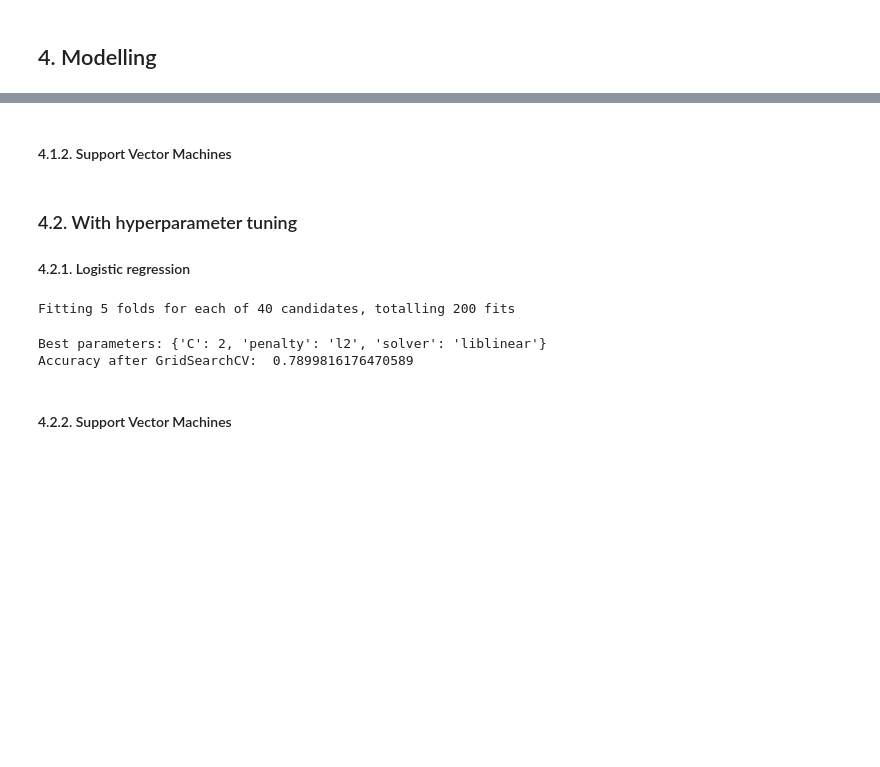
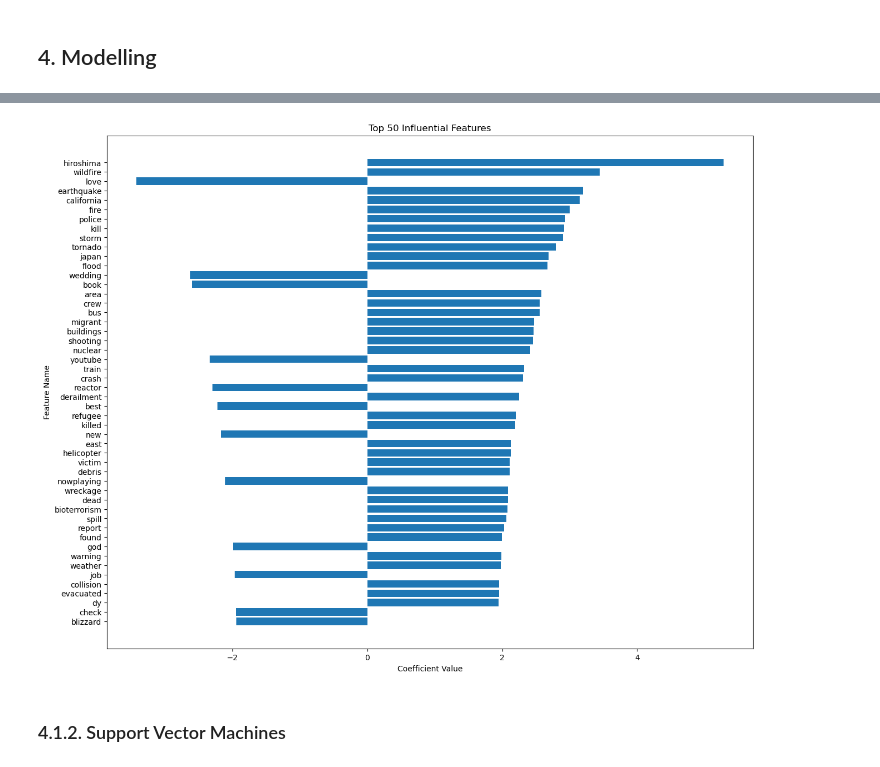
Before and after one commit to magnusrodseth/disaster-tweets, a Jupyter notebook: notebook-new.ipynb, the cells around one changed output, grey strips where cells are left out. Cells and saved outputs as stored; diff of their text form; code cells hidden in the pictures; blank space fills up the shorter version.

```diff
--- a/notebook-new.ipynb
+++ b/notebook-new.ipynb
@@ -463,0 +458,4 @@ Index(['target', 'text', 'keyword', 'text_raw', 'text_length', 'hashtag_count',
+# %%
+# storing this for later we can test different features without having to re-run cells above this one
+df_checkpoint = df.copy()
+df_test_checkpoint = df_test.copy()
@@ -575,0 +529,20 @@ weighted avg       0.80      0.79      0.79      2176
+# %%
+
+# Define hyperparameters and their possible values
+param_grid = {
+    'C': [0.001, 0.01, 0.1, 1, 2, 4, 6, 8, 10, 100],
+}
+
+# Initialize GridSearchCV
+grid_search = GridSearchCV(LogisticRegression(random_state=42, solver='liblinear'), param_grid, cv=5, n_jobs=-1, verbose=1)
+
+# Fit to the training data
+grid_search.fit(X_train, y_train)
+
+# Print the best parameters
+print(f"Best parameters: {grid_search.best_params_}")
+
+y_pred = grid_search.best_estimator_.predict(X_train)
+y_pred_test = grid_search.best_estimator_.predict(X_test)
+
+print_results(y_pred, y_train, y_pred_test, y_test)
@@ -576,2 +567,23 @@ weighted avg       0.80      0.79      0.79      2176
+# %%
+# visualize the features with the highest coefficients
+# Get the feature names
+feature_names = X_train.columns
+# 1. Get the coefficients
+coefs = grid_search.best_estimator_.coef_[0]
+
+# 2. Rank them based on magnitude
+sorted_indices = np.argsort(np.abs(coefs))[::-1][:50]  # sort by absolute value and take top 50
+
+# 3. Visualize the top 50
+plt.figure(figsize=(15, 12))
+plt.barh(range(50), coefs[sorted_indices])
+plt.yticks(range(50), feature_names[sorted_indices])
+plt.xlabel('Coefficient Value')
+plt.ylabel('Feature Name')
+plt.title('Top 50 Influential Features')
+plt.gca().invert_yaxis()  # This is to have the most influential feature at the top
+plt.show()
+# %% [output]
+[figure, added]
 # %% [markdown]
-#### 4.1.2. Support Vector Machines
+### 4.1.2. Support Vector Machines
@@ -612,31 +589,0 @@ plt.show()
-# %% [markdown]
-### 4.2. With hyperparameter tuning
-
-#### 4.2.1. Logistic regression
-# %%
-
-# Define hyperparameters and their possible values
-param_grid = {
-    'C': [0.001, 0.01, 0.1, 1, 2, 4, 6, 8, 10, 100],
-    'penalty': ['l1', 'l2'],
-    'solver': ['liblinear', 'saga']
-}
-
-# Initialize GridSearchCV
-grid_search = GridSearchCV(LogisticRegression(random_state=42), param_grid, cv=5, n_jobs=-1, verbose=1)
-
-# Fit to the training data
-grid_search.fit(X_train, y_train)
-
-# Print the best parameters
-print(f"Best parameters: {grid_search.best_params_}")
-
-# Evaluate on the test set
-y_pred = grid_search.best_estimator_.predict(X_test)
-print("Accuracy after GridSearchCV: ", accuracy_score(y_test, y_pred))
-# %% [output]
-Fitting 5 folds for each of 40 candidates, totalling 200 fits
-Best parameters: {'C': 2, 'penalty': 'l2', 'solver': 'liblinear'}
-Accuracy after GridSearchCV:  0.7899816176470589
-# %% [markdown]
-#### 4.2.2. Support Vector Machines
```
Also changed, not shown: parts of 21 cells of this notebook, 2 other files.
